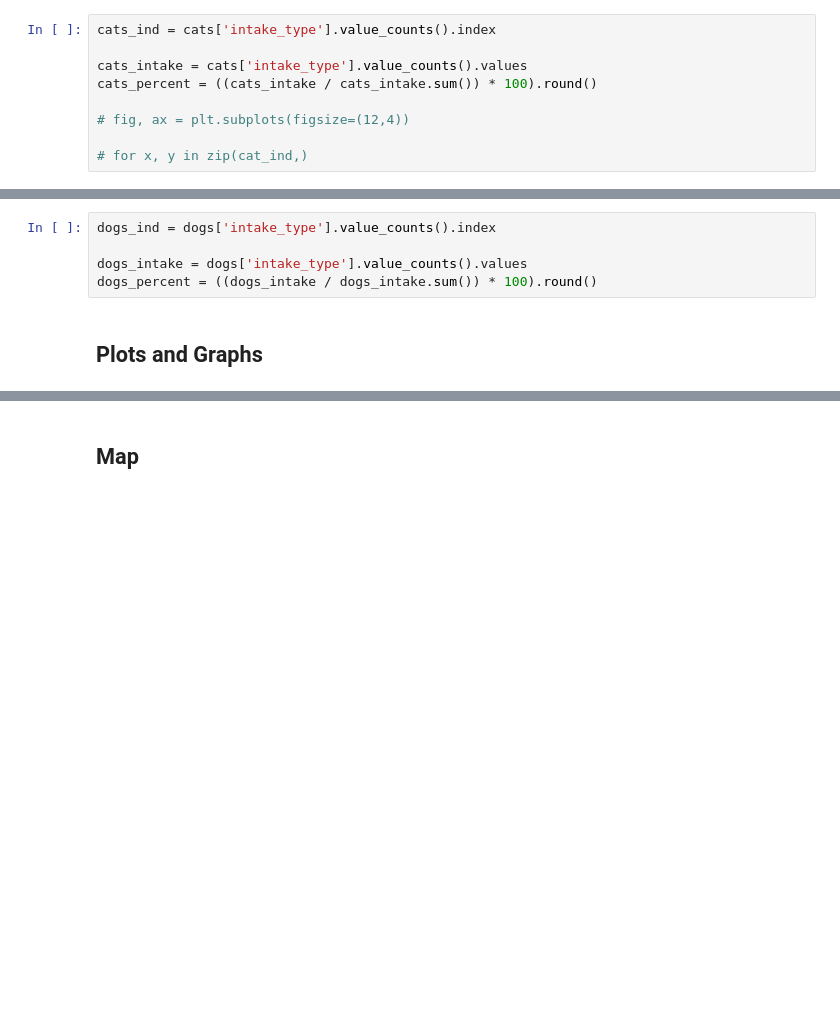
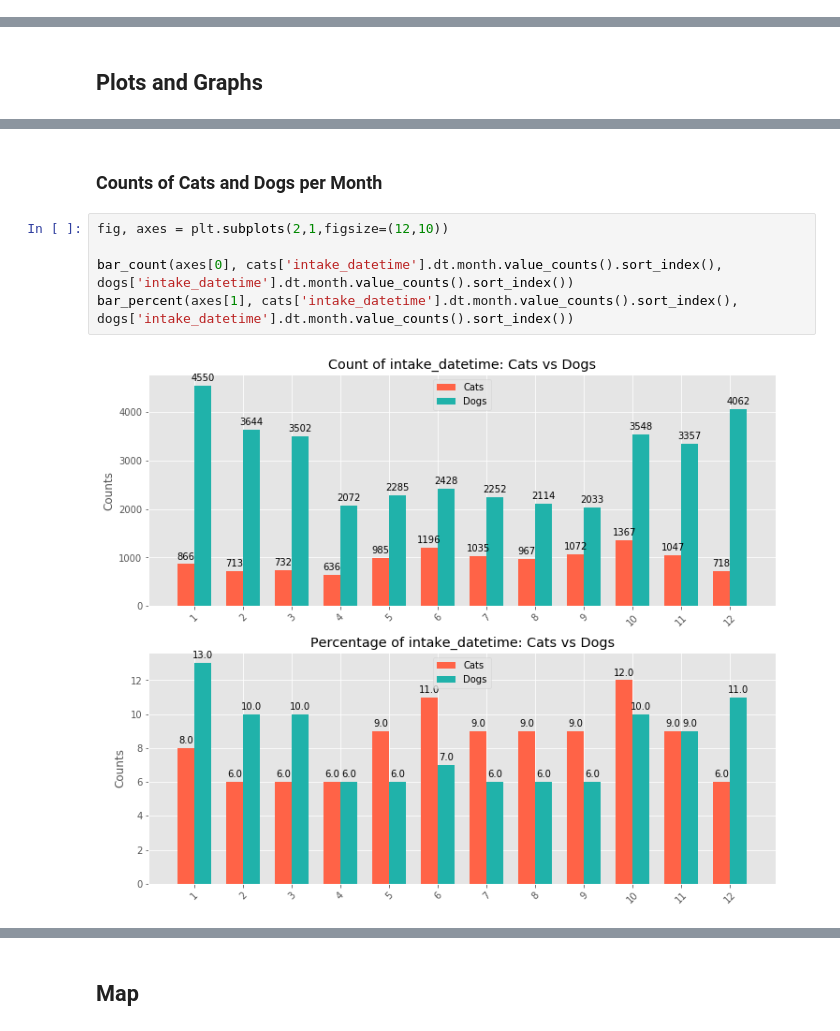
Before and after one commit to cwong690/Dallas-Paws, a Jupyter notebook: dallas_animals.ipynb, the cells around one changed output, grey strips where cells are left out. Saved outputs shown, nothing was run; the diff lists cells and outputs as text; blank space fills up the shorter version.

Commit message:
add monthly count/percentage of cats/dogs graphs

```diff
--- a/dallas_animals.ipynb
+++ b/dallas_animals.ipynb
@@ -507,12 +507,3 @@ dogs:
 - each_outcome_type/total_outcome_type
 - count of month outcomes
 - type of intake and the outcome
-# %%
-cats_ind = cats['intake_type'].value_counts().index
-
-cats_intake = cats['intake_type'].value_counts().values
-cats_percent = ((cats_intake / cats_intake.sum()) * 100).round()
-
-# fig, ax = plt.subplots(figsize=(12,4))
-
-# for x, y in zip(cat_ind,)
@@ -521,7 +510,2 @@ cats_percent = ((cats_intake / cats_intake.sum()) * 100).round()
-# %%
-dogs_ind = dogs['intake_type'].value_counts().index
-
-dogs_intake = dogs['intake_type'].value_counts().values
-dogs_percent = ((dogs_intake / dogs_intake.sum()) * 100).round()
 # %% [markdown]
 ## Plots and Graphs
@@ -588,0 +554,9 @@ plt.tight_layout()
+# %% [markdown]
+### Counts of Cats and Dogs per Month
+# %%
+fig, axes = plt.subplots(2,1,figsize=(12,10))
+
+bar_count(axes[0], cats['intake_datetime'].dt.month.value_counts().sort_index(), dogs['intake_datetime'].dt.month.value_counts().sort_index())
+bar_percent(axes[1], cats['intake_datetime'].dt.month.value_counts().sort_index(), dogs['intake_datetime'].dt.month.value_counts().sort_index())
+# %% [output]
+[figure, added]
```
Also changed, not shown: parts of 8 cells of this notebook.
